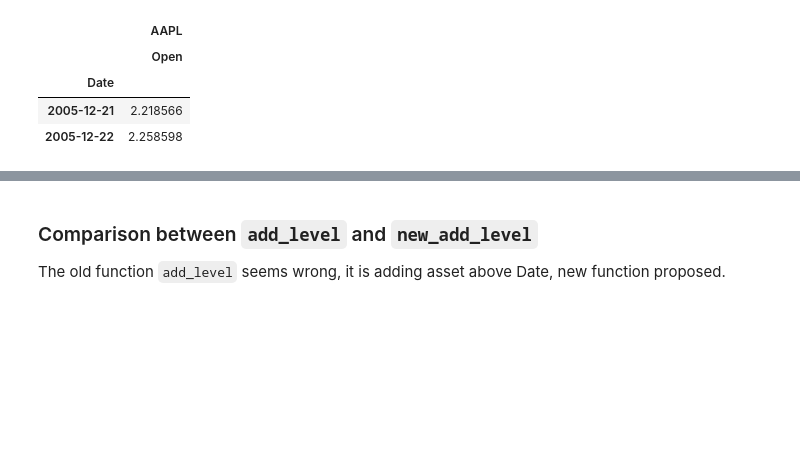
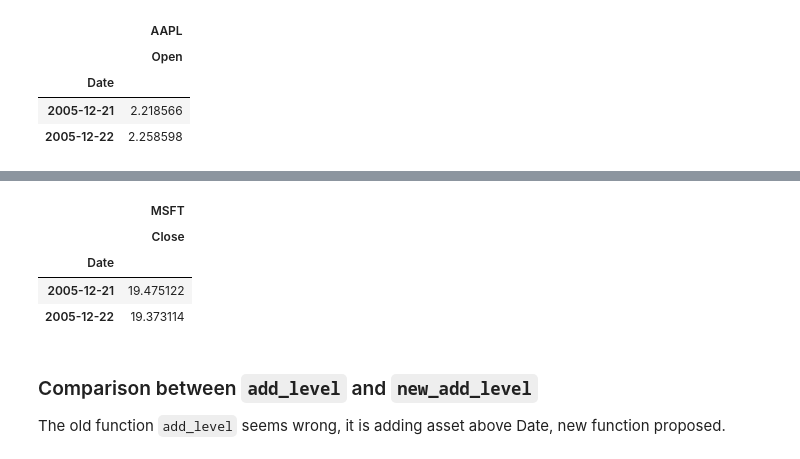
Before and after one commit to langflow-ai/wavy, a Jupyter notebook: notebooks/block.ipynb, the cells around one changed output, grey strips where cells are left out. Cells and saved outputs as stored; diff of their text form; code cells hidden in the pictures; blank space fills up the shorter version.

Commit message:
docs: drop function

```diff
--- a/notebooks/block.ipynb
+++ b/notebooks/block.ipynb
@@ -74,3 +84,11 @@ datablock.filter(assets=['AAPL'], channels=['Open'])
+# %%
+datablock.drop(assets=['AAPL'], channels=['Open'])
+# %% [output]
+|  | MSFT |
+|  | Close |
+| Date |  |
+| 2005-12-21 | 19.475122 |
+| 2005-12-22 | 19.373114 |
 # %% [markdown]
 ### Comparison between `add_level` and `new_add_level`
 
```
Also changed, not shown: parts of 72 cells of this notebook, 1 other file.
